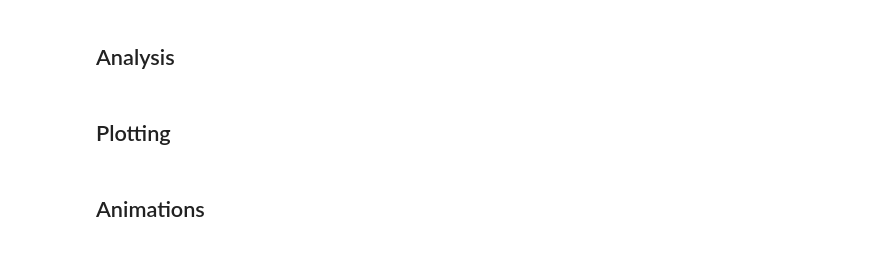
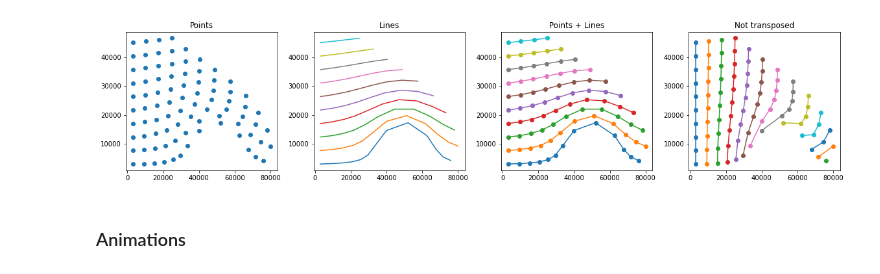
Before and after one commit to OceanParcels/Parcels, a Jupyter notebook: parcels/examples/tutorial_output.ipynb, the cells around one changed output. Cells and saved outputs as stored; diff of their text form; code cells hidden in the pictures.

```diff
--- a/parcels/examples/tutorial_output.ipynb
+++ b/parcels/examples/tutorial_output.ipynb
@@ -31,6 +215,21 @@ Attributes:
+# %%
+fig, (ax1,ax2,ax3,ax4) = plt.subplots(1,4,figsize=(16,3.5),constrained_layout=True)
+
+###-Points-###
+ax1.set_title('Points')
+ax1.scatter(data_xarray['lon'].T,data_xarray['lat'].T)
+###-Lines-###
+ax2.set_title('Lines')
+ax2.plot(data_xarray['lon'].T,data_xarray['lat'].T)
+###-Points + Lines-###
+ax3.set_title('Points + Lines')
+ax3.plot(data_xarray['lon'].T,data_xarray['lat'].T,marker='o')
+###-Not Transposed-###
+ax4.set_title('Not transposed')
+ax4.plot(data_xarray['lon'],data_xarray['lat'],marker='o')
+
+plt.show()
+# %% [output]
+[figure, added]
 # %% [markdown]
-## Analysis
+### Animations
-# %% [markdown]
-## Plotting
-# %% [markdown]
-## Animations
```
Also changed, not shown: parts of 31 cells of this notebook.
